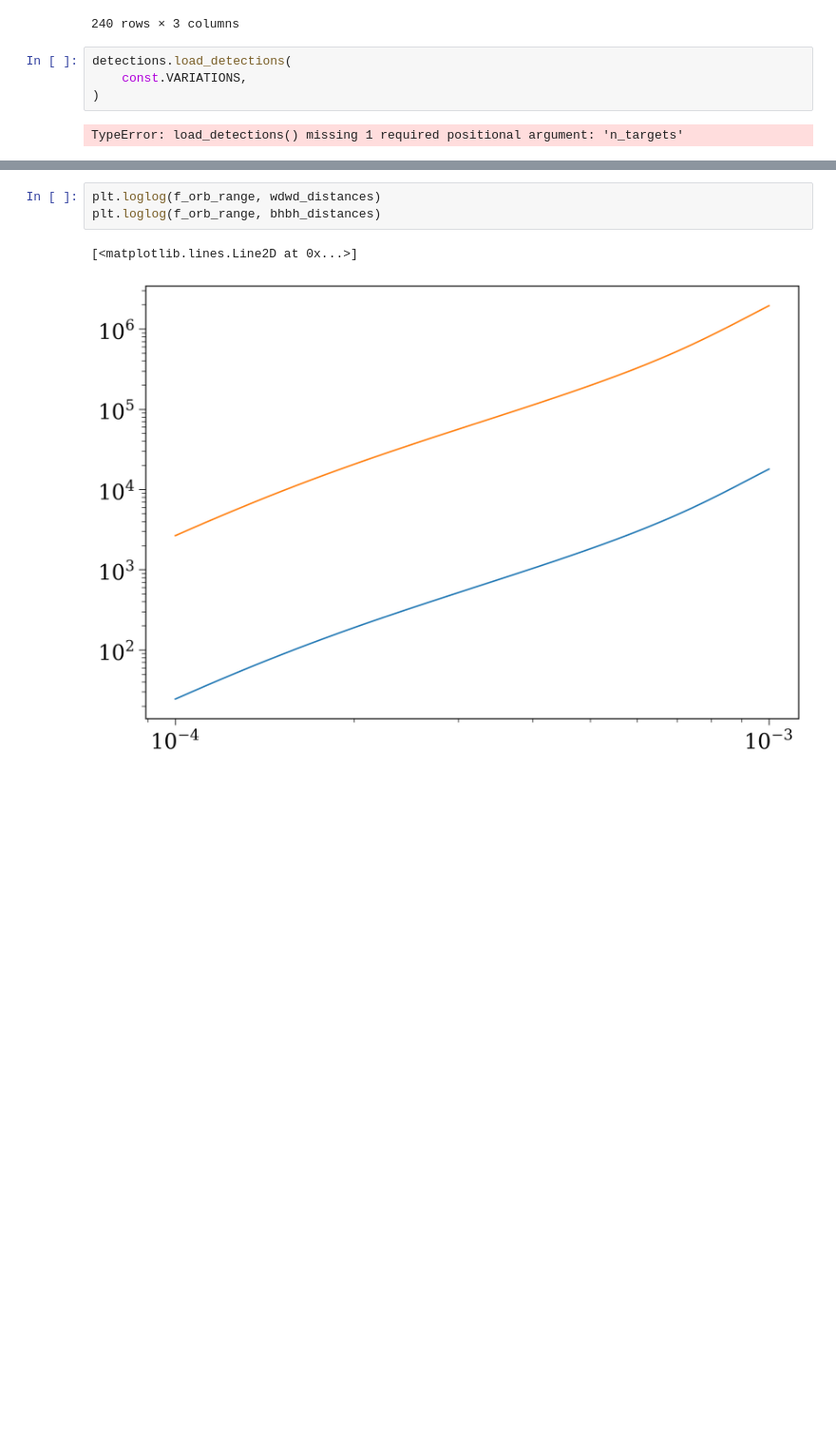
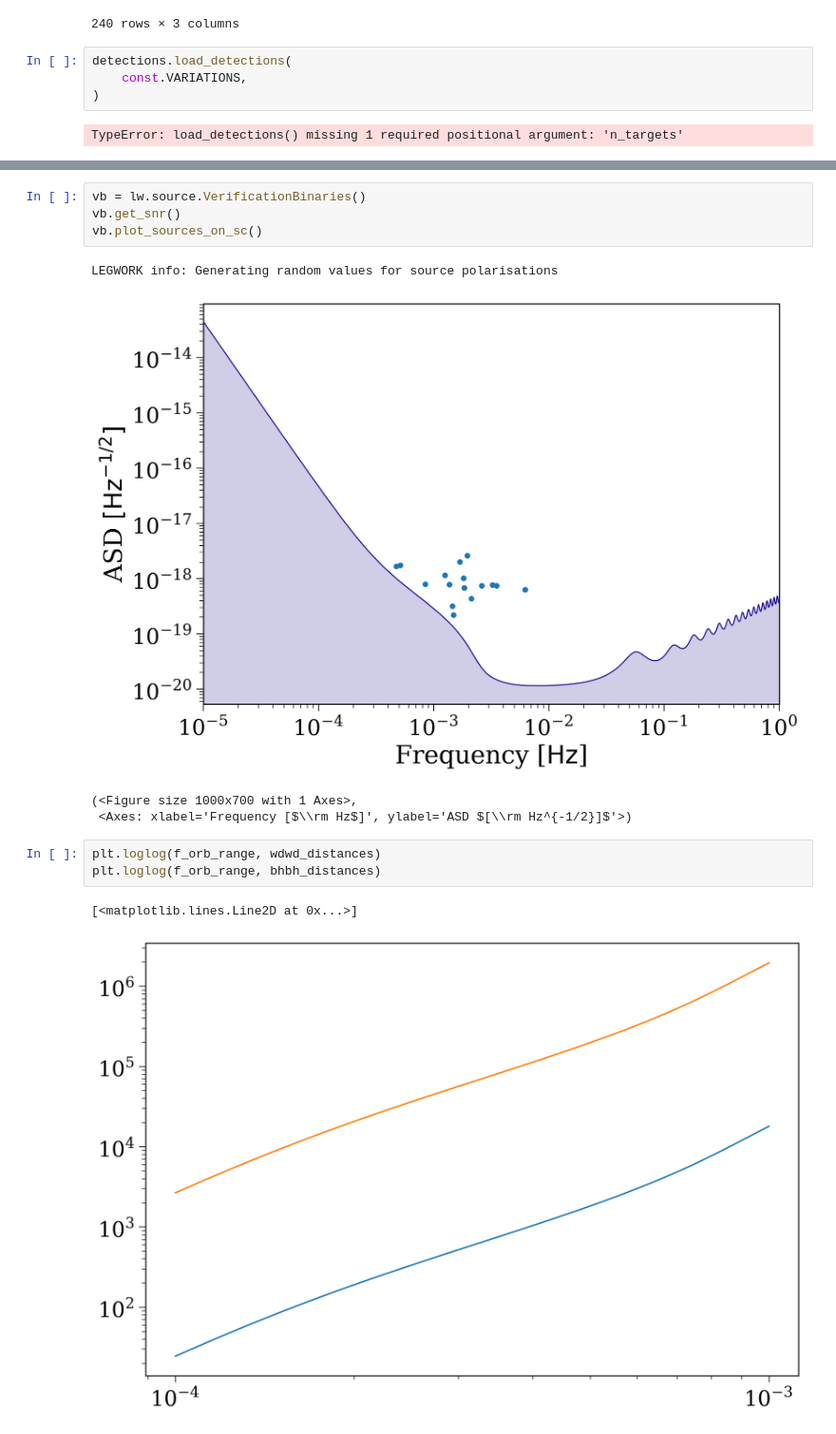
Before and after one commit to TomWagg/lisa-dco-identification, a Jupyter notebook: notebooks/distinguish.ipynb, the cells around one changed output, grey strips where cells are left out. Shown at 95% size. Saved outputs shown, nothing was run; the diff lists cells and outputs as text; blank space fills up the shorter version.

```diff
--- a/notebooks/distinguish.ipynb
+++ b/notebooks/distinguish.ipynb
@@ -208,3 +346,12 @@ bhbh_distances = lw.source.Source(
+# %%
+vb = lw.source.VerificationBinaries()
+vb.get_snr()
+vb.plot_sources_on_sc()
+# %% [output]
+LEGWORK info: Generating random values for source polarisations
+[figure, added]
+(<Figure size 1000x700 with 1 Axes>,
+ <Axes: xlabel='Frequency [$\\rm Hz$]', ylabel='ASD $[\\rm Hz^{-1/2}]$'>)
 # %%
 plt.loglog(f_orb_range, wdwd_distances)
 plt.loglog(f_orb_range, bhbh_distances)
```
Also changed, not shown: parts of 8 cells of this notebook, 3 other files.
